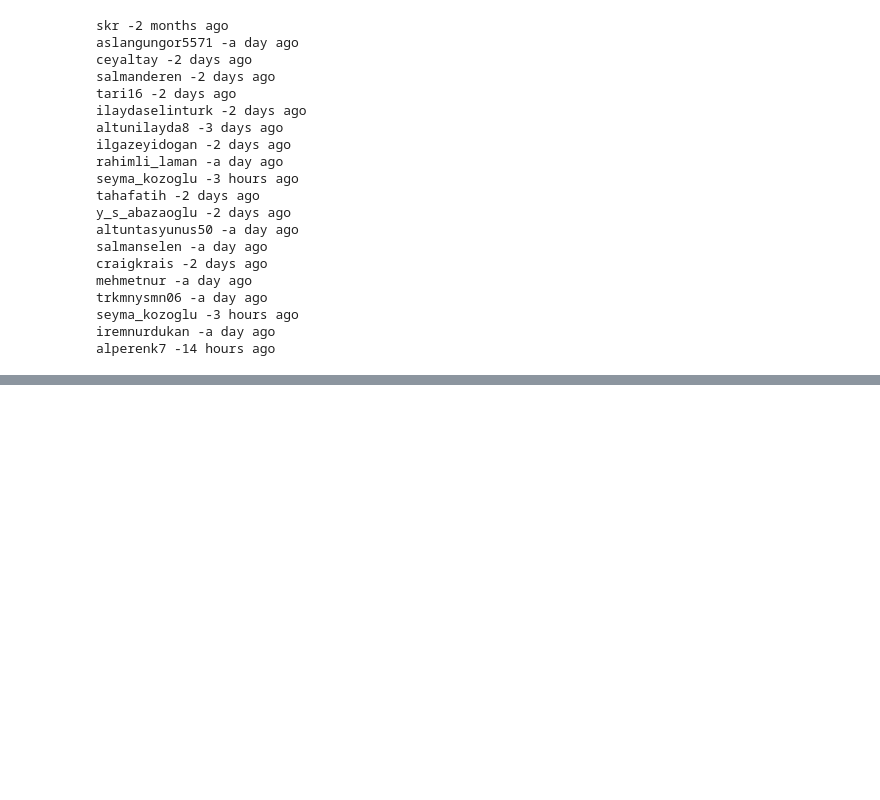
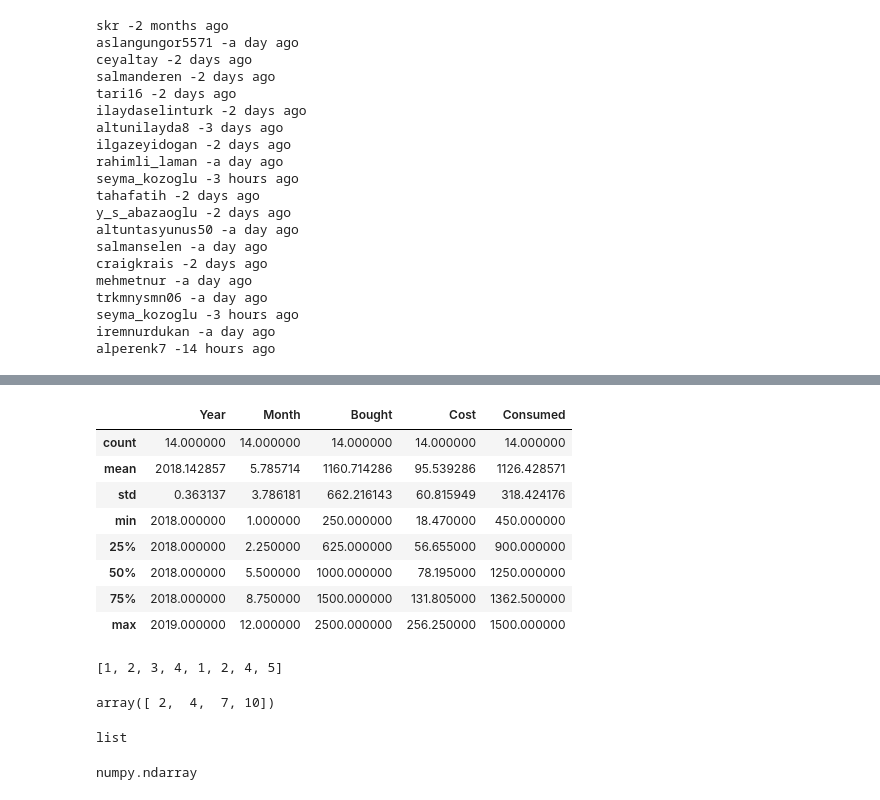
Before and after one commit to yunusaltuntas/machine_learning_bootcamp, a Jupyter notebook: haftalık_dersler/İkinci_hafta_cumartesi.ipynb, the cells around one changed output, grey strips where cells are left out. Saved outputs shown, nothing was run; the diff lists cells and outputs as text; code cells hidden in the pictures; blank space fills up the shorter version.

```diff
--- a/haftalık_dersler/İkinci_hafta_cumartesi.ipynb
+++ b/haftalık_dersler/İkinci_hafta_cumartesi.ipynb
@@ -125,0 +187,12 @@ alperenk7 -14 hours ago
+# %%
+df.describe()
+# %% [output]
+|  | Year | Month | Bought | Cost | Consumed |
+| count | 14.000000 | 14.000000 | 14.000000 | 14.000000 | 14.000000 |
+| mean | 2018.142857 | 5.785714 | 1160.714286 | 95.539286 | 1126.428571 |
+| std | 0.363137 | 3.786181 | 662.216143 | 60.815949 | 318.424176 |
+| min | 2018.000000 | 1.000000 | 250.000000 | 18.470000 | 450.000000 |
+| 25% | 2018.000000 | 2.250000 | 625.000000 | 56.655000 | 900.000000 |
+| 50% | 2018.000000 | 5.500000 | 1000.000000 | 78.195000 | 1250.000000 |
+| 75% | 2018.000000 | 8.750000 | 1500.000000 | 131.805000 | 1362.500000 |
+| max | 2019.000000 | 12.000000 | 2500.000000 | 256.250000 | 1500.000000 |
@@ -125,0 +201,20 @@ alperenk7 -14 hours ago
+# %%
+l=[1,2,4,5]
+k=[1,2,3,4]
+k+l
+# %% [output]
+[1, 2, 3, 4, 1, 2, 4, 5]
+# %%
+l2=np.array([1,2,4,5])
+k2=np.array([1,2,3,5])
+k2+l2
+# %% [output]
+array([ 2,  4,  7, 10])
+# %%
+type(k)
+# %% [output]
+list
+# %%
+type(k2)
+# %% [output]
+numpy.ndarray
```
Also changed, not shown: parts of 20 cells of this notebook, 1 other file.
